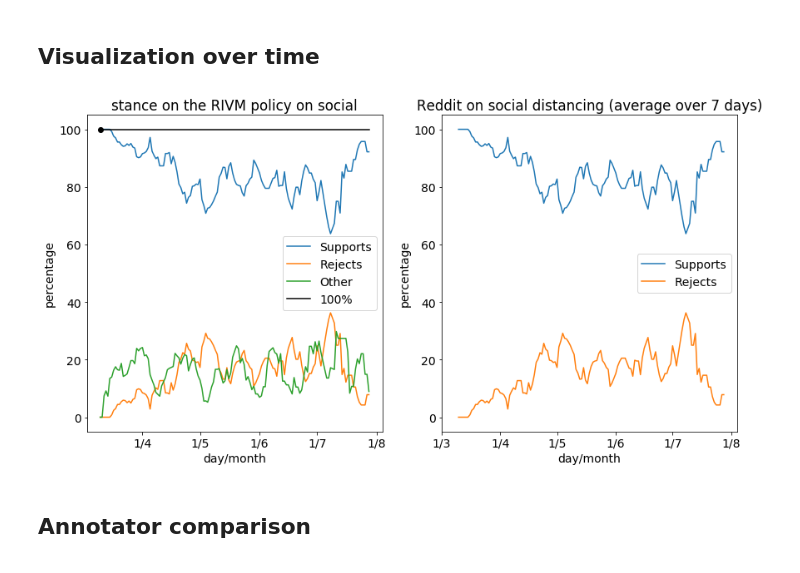
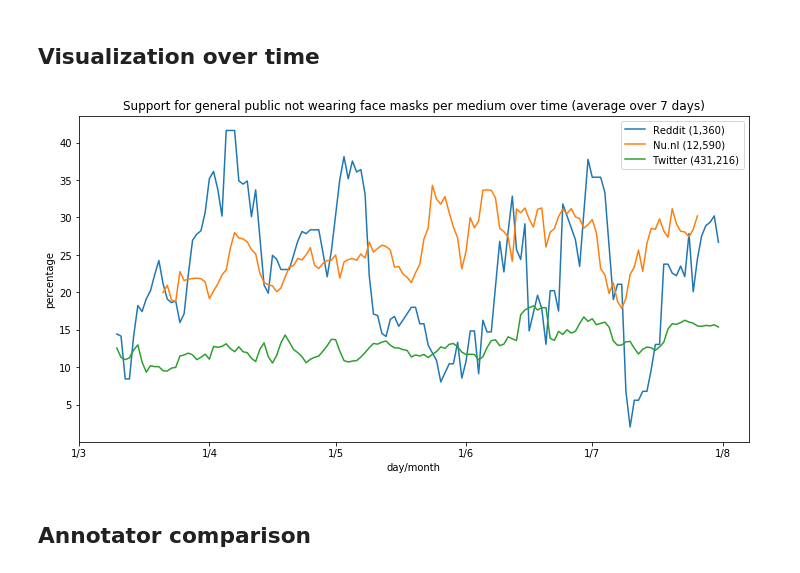
Before and after one commit to puregome/notebooks, a Jupyter notebook: fasttext.ipynb, the cells around one changed output. Saved outputs shown, nothing was run; the diff lists cells and outputs as text; code cells hidden in the pictures.

Commit message:
graph with 3 platforms

```diff
--- a/fasttext.ipynb
+++ b/fasttext.ipynb
@@ -197,7 +244,7 @@ for dim in [10,20,50,100,200,300]:
 # %%
 N = 5
 scoresN = {}
-triplets = [(10,300,0.9),(10,300,1.0),(10,500,0.9),(10,300,0.5),(20,300,0.9),(10,300,0.2),(20,300,0.2),(200,300,0.2)]
+triplets = [(100,900,0.2),(300,300,0.2),(10,900,0.2),(200,200,0.2),(10,200,0.2)]
 
 for triplet in triplets:
     dim,epoch,lr = triplet
@@ -214,8 +295,13 @@ for key in scoresN: scoresNaverage[key] = round(np.average([x[1] for x in scores
 # %% [markdown]
 ## Run with best parameters
 # %%
+# social distancing
 BESTDIM = 20
 BESTEPOCH = 300
 BESTLR = 0.9
+# facemasks
+BESTDIM = 10
+BESTEPOCH = 900
+BESTLR = 0.2
 # %%
 predictionCounts,predictionLabels = runFasttext(fasttextData,dim=BESTDIM,epoch=BESTEPOCH,lr=BESTLR)
@@ -325,13 +477,13 @@ def makeGrepCommandFromQuery(query):
         grepCommand += ' -e "'+orPart+'"'
     return(grepCommand)
 
-def readData(datePattern,query):
-    fileList = sorted(os.listdir(DATADIRECTORY))
+def readData(datePattern,query,dataDirectory=DATADIRECTORY):
+    fileList = sorted(os.listdir(dataDirectory))
     testData = []
     for inFileName in fileList:
-        if re.search(datePattern,inFileName) and os.path.exists(DATADIRECTORY+inFileName):
+        if re.search(datePattern,inFileName) and os.path.exists(dataDirectory+inFileName):
             try:
-                fileData = pd.read_csv(DATADIRECTORY+inFileName).drop_duplicates()
+                fileData = pd.read_csv(dataDirectory+inFileName).drop_duplicates()
                 matchedText = [line for line in fileData[TEXT] if re.search(query,line,flags=re.IGNORECASE)]
                 matchedTextPreprocessed = [preprocess(line) for line in matchedText]
                 testData.extend(matchedTextPreprocessed)
@@ -339,8 +491,8 @@ def readData(datePattern,query):
                 pass
     return(testData)
 
-def classify(datePattern,query,model):
-    testData = readData(datePattern,query)
+def classify(datePattern,query,model,dataDirectory=DATADIRECTORY):
+    testData = readData(datePattern,query,dataDirectory)
     predictedLabels = model.predict(testData)
     predictedGroups = pd.DataFrame(predictedLabels[0]).groupby(0).groups
     labelCountsPredicted = {label:len(predictedGroups[label]) for label in predictedGroups}
@@ -350,6 +502,7 @@ def classify(datePattern,query,model):
     return(labelPercentages)
 # %%
 QUERY = "1[.,]5[ -]*m|afstand.*hou|hou.*afstand|anderhalve[ -]*meter"
+QUERY = TOPIC
 MAXDAYSPERMONTH = 31
 
 model = fasttext.train_supervised(FILEFASTTEXT,dim=BESTDIM,epoch=BESTEPOCH,lr=BESTLR)
@@ -406,4 +565,32 @@ def movingAverage(numberList,size):
                 numberUsed += 1
         newList[i] /= numberUsed
     return(newList)
+# %%
+DATEFORMAT = "%Y%m%d"
+DAYSCOMBINED = 7
+STARTDATE = "20200310"
+PLOTFILENAME = "social-distancing-all.png"
+PLOTFILENAME = "mondkapje-all.png"
+LABELS = {TWITTER:"Twitter (431,216)",NUNL:"Nu.nl (12,590)",REDDIT:"Reddit (1,360)"}
+
+x = {}
+ySupports = {}
+plt.subplots(figsize=(12,6))
+ax = plt.subplot(111)
+for source in [REDDIT,NUNL,TWITTER]:
+    x[source] = [datetime.datetime.strptime(k,DATEFORMAT) for k in results[source].keys()]
+    ySupports[source] = movingAverage([results[source][k][SUPPORTS] for k in results[source].keys()],DAYSCOMBINED)
+    xPart = [x[source][i] for i in range(0,len(x[source])) if x[source][i] >= datetime.datetime.strptime(STARTDATE,DATEFORMAT)]
+    ySupportsPart = [ySupports[source][i] for i in range(0,len(x[source])) if x[source][i] >= datetime.datetime.strptime(STARTDATE,DATEFORMAT)]
+    plt.plot_date(xPart,ySupportsPart,fmt="-",label=LABELS[source])
+plt.legend()
+plt.ylabel("percentage")
+plt.xlabel("day/month")
+plt.title("Support for general public not wearing face masks per medium over time (average over "+str(DAYSCOMBINED)+" days)")
+plt.xticks([datetime.datetime.strptime(d,DATEFORMAT) for d in "20200301 2020401 20200501 20200601 20200701 20200801".split()])
+ax.xaxis.set_major_formatter(mdates.DateFormatter("%-d/%-m"))
+plt.savefig(PLOTFILENAME)
+plt.show()
+# %% [output]
+[figure, added]
 # %%
@@ -455,14 +641,12 @@ plt.plot_date(xPart,yRejectsPart,fmt="-",label="Rejects")
 plt.legend()
 plt.ylabel("percentage")
 plt.xlabel("day/month")
-plt.title("Reddit on social distancing (average over "+str(DAYSCOMBINED)+" days)")
+plt.title("Nu.nl on social distancing (average over "+str(DAYSCOMBINED)+" days)")
 plt.xticks([datetime.datetime.strptime(d,DATEFORMAT) for d in "20200301 2020401 20200501 20200601 20200701 20200801".split()])
 ax2.xaxis.set_major_formatter(mdates.DateFormatter("%-d/%-m"))
 
 plt.savefig(PLOTFILEOUT)
 plt.show()
-# %% [output]
-[figure, removed]
 # %%
 counts = {}
 for text in fasttextData:
```
Also changed, not shown: parts of 36 cells of this notebook.
